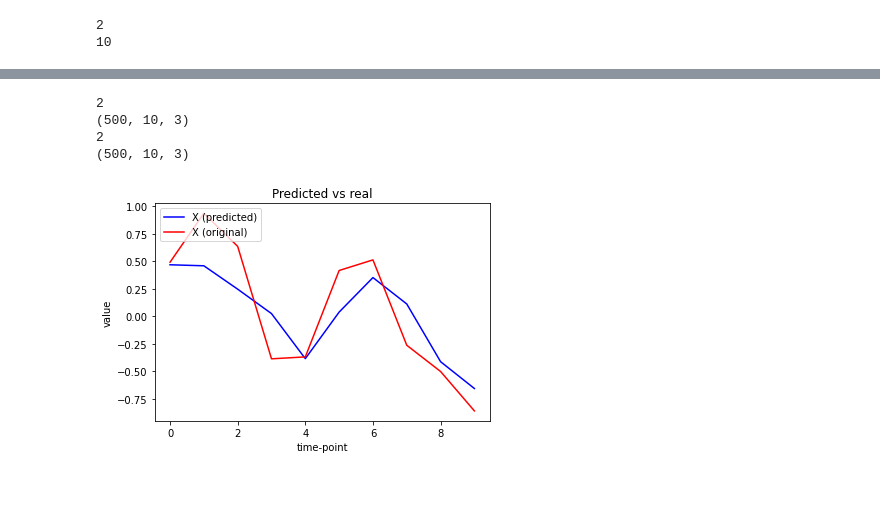
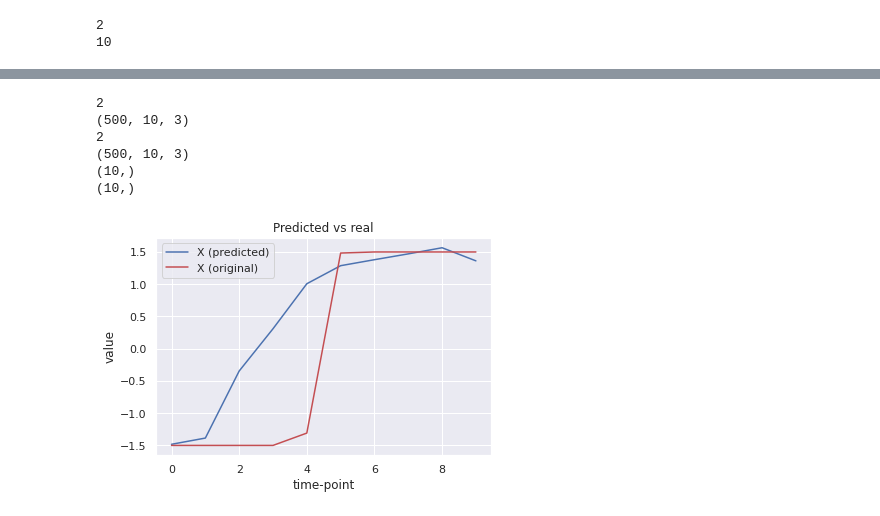
Before and after one commit to GerardMJuan/RNN-VAE, a Jupyter notebook: evaluation/mc_latent_visualization.ipynb, the cells around one changed output, grey strips where cells are left out. Drawn from its saved outputs; the diff is of its cells as text; code cells hidden in the pictures; blank space fills up the shorter version.

```diff
--- a/evaluation/mc_latent_visualization.ipynb
+++ b/evaluation/mc_latent_visualization.ipynb
@@ -34,17 +34,23 @@ if torch.cuda.is_available():
 
 print(DEVICE)
 
-out_dir = "experiments_mc/meta_synth_nopadding/_h_10_z_4_hid_10_ntp_10_n_300/"
+out_dir = "experiments_mc_newloss/synth_padding/"
 
 #load parameters
 p = eval(open(out_dir + "params.txt").read())
 print(p['curves'])
 
+#ut parameters that initially were not there
+ch_type = ['long','long']
+
+
 model = rnnvae.MCRNNVAE(p["h_size"], p["hidden"], p["n_layers"],
                         p["hidden"], p["n_layers"], p["hidden"],
                         p["n_layers"], p["z_dim"], p["hidden"], p["n_layers"],
                         p["clip"], p["n_epochs"], p["batch_size"],
-                        p["n_channels"], p["n_feats"], p["model_name_dict"], DEVICE)
+                        p["n_channels"], p["ch_type"], p["n_feats"], DEVICE, print_every=100,
+                        phi_layers=p["phi_layers"], sigmoid_mean=p["sig_mean"],
+                        dropout=p["dropout"], dropout_threshold=p["drop_th"])
 model = model.to(DEVICE)
 model.load(out_dir+'model.pt')
 # %% [output]
@@ -80,6 +145,6 @@ classif = [item for elem in classif for item in elem]
 # %%
-# Test reconstruction of samples
-#Generate data, with different parameters
+#Reconstruct one channel from the other
+"""
 n_rec_tp = 10
 X_samples_tensor = []
 X_samples_notensor = []
@@ -88,43 +153,48 @@ nsamples = 500
 for ch_curves in p['curves']:
     gen_model = SinDataGenerator(ch_curves, n_rec_tp, 0)
     samples = gen_model.generate_n_samples(nsamples)
-    X_samples = np.asarray([y for (_,y) in samples])
+    X_samples = np.asarray([y[:5] for (_,y) in samples])
     X_samples_tensor.append(torch.FloatTensor(X_samples).permute((1,0,2)).to(DEVICE))
     X_samples_notensor.append(X_samples)
+"""
 # Predict the reconstructions from X_val and X_train
-
-X_fwd = model.predict(X_samples_tensor, n_rec_tp)
+X_fwd = model.predict(X_samples_tensor, n_rec_tp, av_ch=[1])
 
 #Reformulate things
-X_pred = [np.array(x).swapaxes(0,1) for x in X_sample['xnext']]
+X_fwd = [np.array(x).swapaxes(0,1) for x in X_fwd['xnext']]
 
-print(len(X_pred))
-print(X_pred[0].shape)
+print(len(X_fwd))
+print(X_fwd[0].shape)
 
 print(len(X_samples_notensor))
 print(X_samples_notensor[0].shape)
 
 
 feat = 1
-subj = 21
+subj = 3
 channel = 0
 
-X_hat_line = X_pred[channel][subj,:,feat]   #Select only the subject we want
+X_hat_line = X_fwd[channel][subj,:,feat]   #Select only the subject we want
 X_samples_line = X_samples_notensor[channel][subj,:,feat]   #Select only the subject we want
+
+print(X_hat_line.shape)
+print(X_samples_line.shape)
 
 # Plot the two lines
 plt.plot(range(len(X_hat_line)), X_hat_line, '-b', label='X (predicted)')
 plt.plot(range(len(X_samples_line)), X_samples_line, '-r', label='X (original)')
 
 plt.xlabel("time-point")
 plt.ylabel("value")
 
 plt.legend(loc='upper left')
 plt.title("Predicted vs real")
 plt.show()
 # %% [output]
 2
 (500, 10, 3)
 2
 (500, 10, 3)
+(10,)
+(10,)
-[figure, old version]
+[figure, new version]
```
Also changed, not shown: parts of 4 cells of this notebook, 22 other files.
